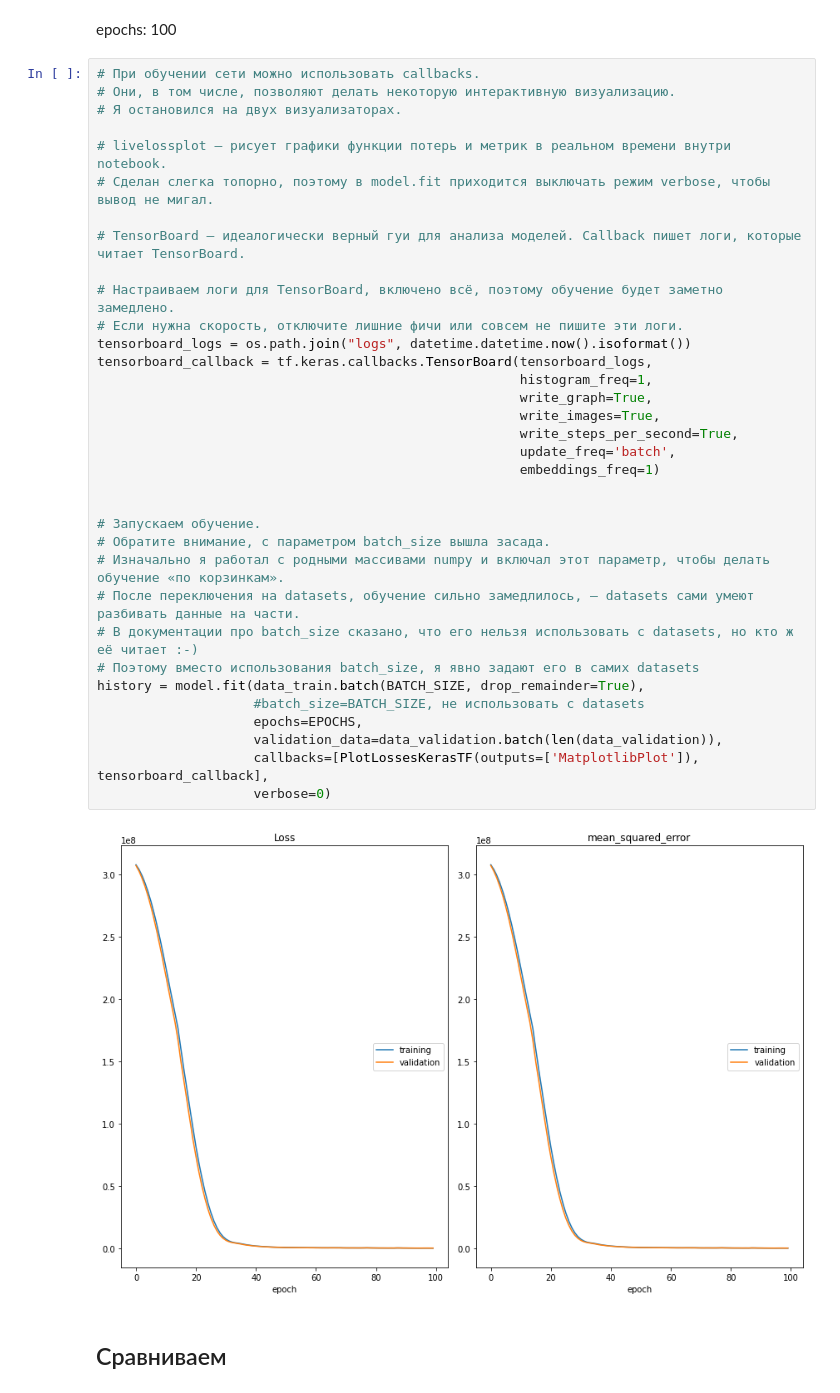
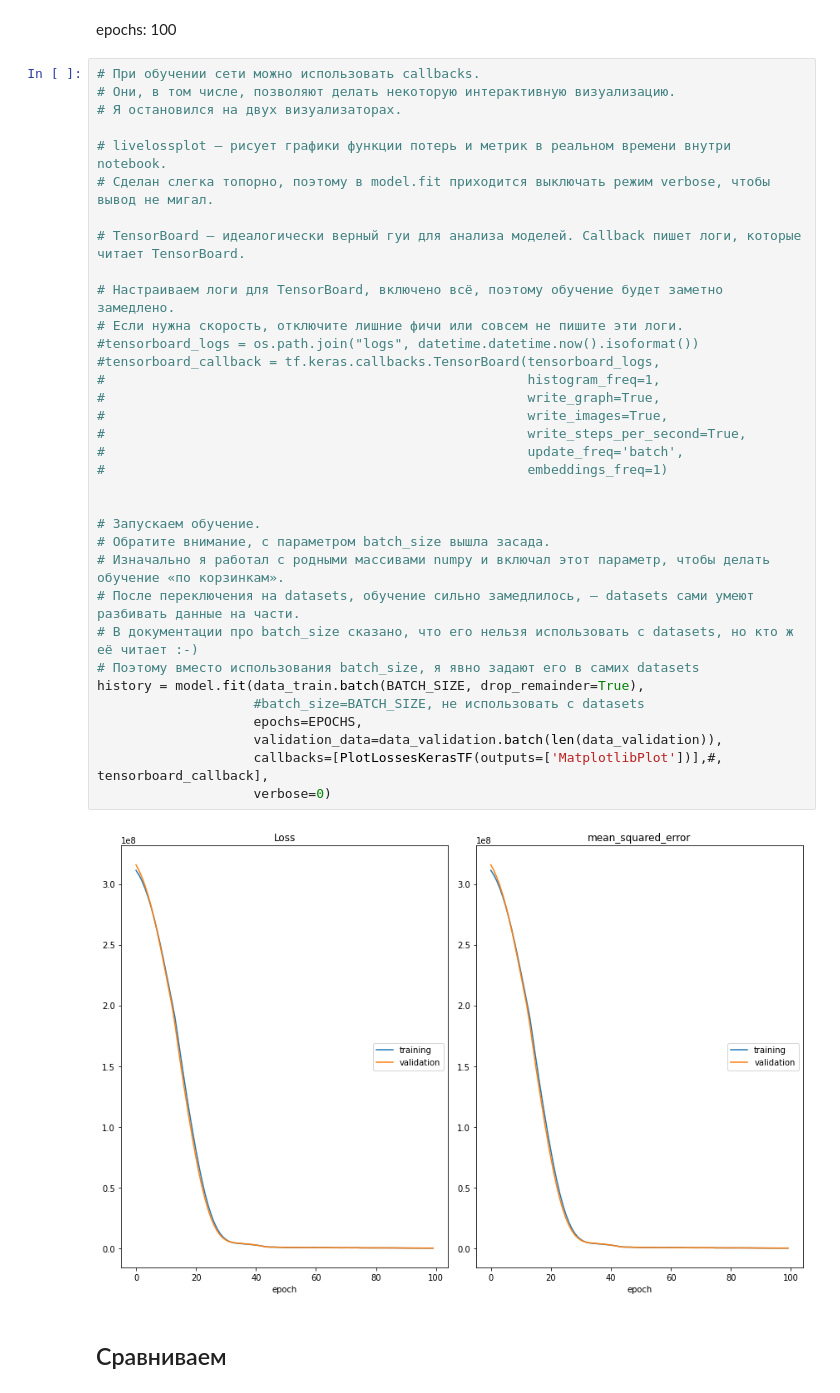
Before and after one commit to Tiendil/public-jupyter-notebooks, a Jupyter notebook: simplest-dl-workflow/notebook.ipynb, the cells around one changed output. Cells and saved outputs as stored; diff of their text form.

```diff
--- a/simplest-dl-workflow/notebook.ipynb
+++ b/simplest-dl-workflow/notebook.ipynb
@@ -292,39 +287,39 @@ epochs: 100
 # %%
 # При обучении сети можно использовать callbacks.
 # Они, в том числе, позволяют делать некоторую интерактивную визуализацию.
 # Я остановился на двух визуализаторах.
 
 # livelossplot — рисует графики функции потерь и метрик в реальном времени внутри notebook.
 # Сделан слегка топорно, поэтому в model.fit приходится выключать режим verbose, чтобы вывод не мигал.
 
 # TensorBoard — идеалогически верный гуи для анализа моделей. Callback пишет логи, которые читает TensorBoard.
 
 # Настраиваем логи для TensorBoard, включено всё, поэтому обучение будет заметно замедлено.
 # Если нужна скорость, отключите лишние фичи или совсем не пишите эти логи.
-tensorboard_logs = os.path.join("logs", datetime.datetime.now().isoformat())
-tensorboard_callback = tf.keras.callbacks.TensorBoard(tensorboard_logs,
-                                                      histogram_freq=1,
-                                                      write_graph=True,
-                                                      write_images=True,
-                                                      write_steps_per_second=True,
-                                                      update_freq='batch',
-                                                      embeddings_freq=1)
+#tensorboard_logs = os.path.join("logs", datetime.datetime.now().isoformat())
+#tensorboard_callback = tf.keras.callbacks.TensorBoard(tensorboard_logs,
+#                                                      histogram_freq=1,
+#                                                      write_graph=True,
+#                                                      write_images=True,
+#                                                      write_steps_per_second=True,
+#                                                      update_freq='batch',
+#                                                      embeddings_freq=1)
 
 
 # Запускаем обучение.
 # Обратите внимание, с параметром batch_size вышла засада.
 # Изначально я работал с родными массивами numpy и включал этот параметр, чтобы делать обучение «по корзинкам».
 # После переключения на datasets, обучение сильно замедлилось, — datasets сами умеют разбивать данные на части.
 # В документации про batch_size сказано, что его нельзя использовать с datasets, но кто ж её читает :-)
 # Поэтому вместо использования batch_size, я явно задают его в самих datasets
 history = model.fit(data_train.batch(BATCH_SIZE, drop_remainder=True),
                     #batch_size=BATCH_SIZE, не использовать с datasets
                     epochs=EPOCHS,
                     validation_data=data_validation.batch(len(data_validation)),
-                    callbacks=[PlotLossesKerasTF(outputs=['MatplotlibPlot']), tensorboard_callback],
+                    callbacks=[PlotLossesKerasTF(outputs=['MatplotlibPlot'])],#, tensorboard_callback],
                     verbose=0)
 # %% [output]
-[figure, old version]
+[figure, new version]
 # %% [markdown]
 ## Сравниваем
 # %%
```
Also changed, not shown: parts of 4 cells of this notebook.
